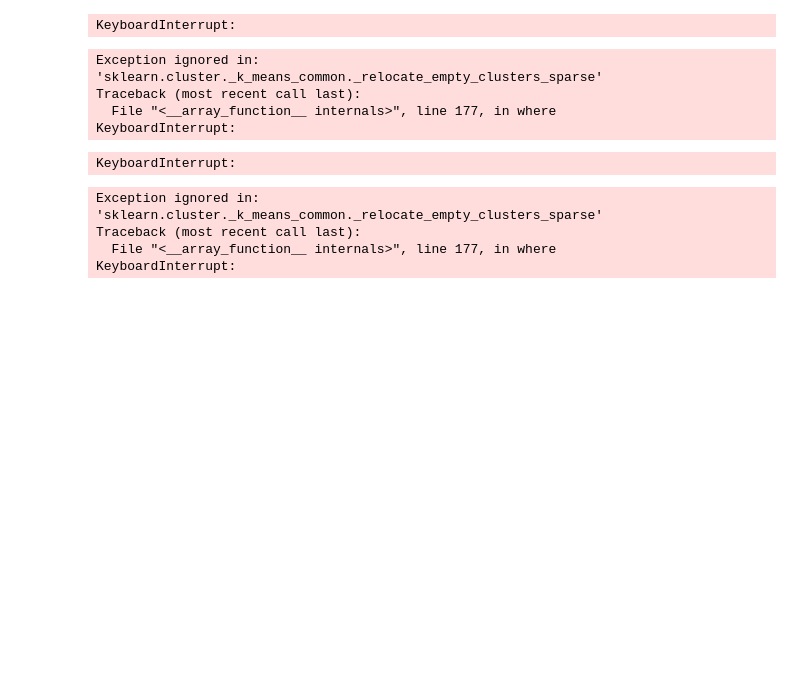
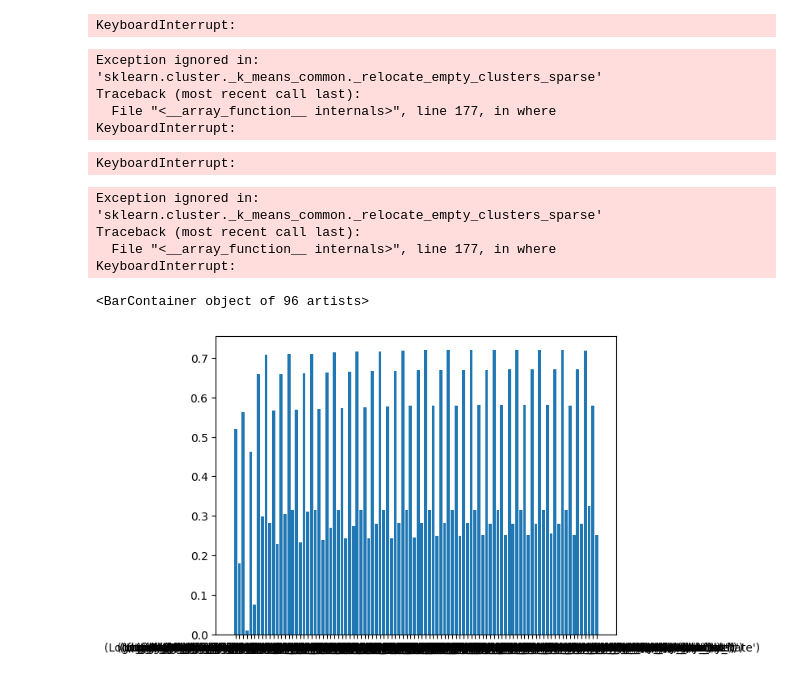
Before and after one commit to Indigo-N-I/cs273-final, a Jupyter notebook: Collaberative Jupyter.ipynb, the cells around one changed output. Saved outputs shown, nothing was run; the diff lists cells and outputs as text; code cells hidden in the pictures; blank space fills up the shorter version.

```diff
--- a/Collaberative Jupyter.ipynb
+++ b/Collaberative Jupyter.ipynb
@@ -78,13 +99,21 @@ def k_fold_val(X, y, models = [LogisticRegression(C = 12, max_iter = 500)], fold
     }}
     '''
     kf = KFold(n_splits = folds)
+#     print(X.shape[0], len(y))
     kf.get_n_splits(X)
     results = defaultdict(list)
     for model in models:
         for cat in y:
             print(f'doing kfold for {model} on {cat}')
             for i, (train, test) in enumerate(kf.split(X)):
-                y_sub = y[cat]
+#                 print(y[cat].head)
+                y_sub = np.asarray(y[cat])
+#                 print(y_sub.head())
+#                 print(y_sub.iloc(train))
+#                 y_sub = y[cat]
+#                 print(y_sub.shape())
+#                 print(X)
+#                 print(y_sub[train])
                 model.fit(X[train], y_sub[train])
                 # might want to add in train results
                 y_pred = model.predict(X[test])
@@ -116,14 +145,18 @@ def full_run(x, y, undersample_method = RandomUnderSampler(random_state = 1), co
     '''
 
     if combined_x_y:
+        X = undersample(x, y, undersample_method, return_all = False)
         X, y_new = transform_to_useable(x)
-        X = undersample(X, y, undersample_method, return_all = False)
+
         y = y_new
+#         print(X.shape, y_new.shape)
     else:
+        X, y = undersample(x, y, undersample_method, return_all = True)
         X, _ = transform_to_useable(x)
-        X, y = undersample(X, y, undersample_method, return_all = True)
+
 
     y = y.loc[:, y.columns != 'id']
+#     print(y.head())
     return k_fold_val(X, y, models, folds)
 
 def view_report(report, info = 'report', to_consol = True):
@@ -182,7 +237,7 @@ print(view)
 # %%
-sample_1 = ClusterCentroids(random_state=42)
-models_1 = [MultinomialNB()]
-reports_1 = full_run(X_before_vec, y_sampling, undersample_method = sample_1, models = models_1)
+# sample_1 = ClusterCentroids(random_state=42)
+# models_1 = [MultinomialNB()]
+# reports_1 = full_run(X_before_vec, y_sampling, undersample_method = sample_1, models = models_1)
 # %% [output]
 KeyboardInterrupt:
 Exception ignored in: 'sklearn.cluster._k_means_common._relocate_empty_clusters_sparse'
@@ -197,3 +252,10 @@ KeyboardInterrupt:
 # %%
 view = view_report(reports_1, 'recall')
 print(view)
+# %%
+keys = [str(a) for a in view.keys()]
+
+plt.bar(keys, view.values())
+# %% [output]
+<BarContainer object of 96 artists>
+[figure, added]
```
Also changed, not shown: parts of 5 cells of this notebook, 1 other file.
